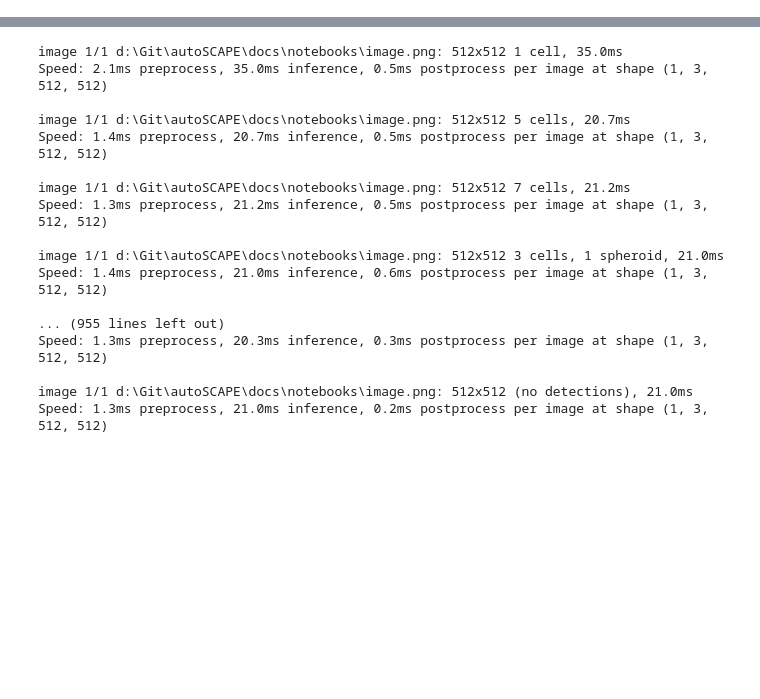
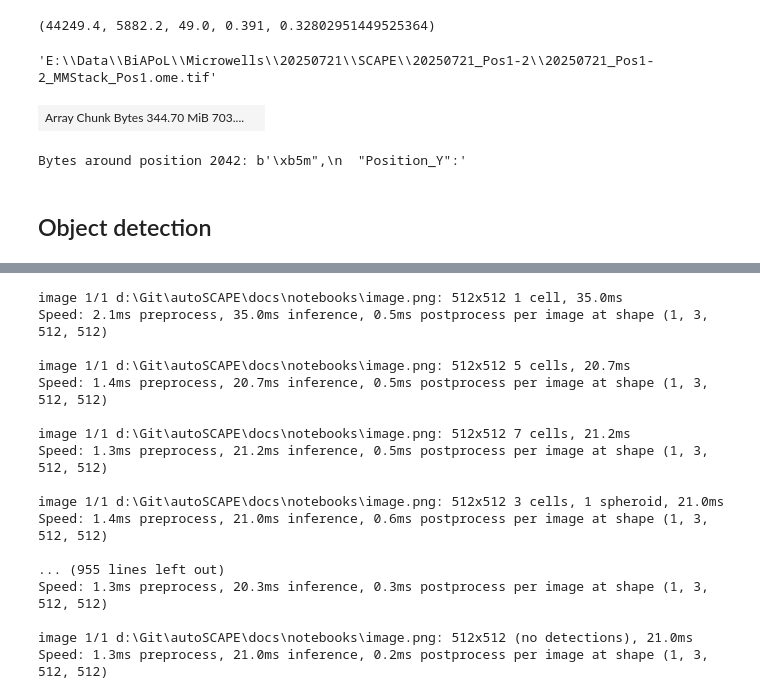
Before and after one commit to BCF-MPI-CBG/autoSCAPE, a Jupyter notebook: docs/notebooks/draw_tiles.ipynb, the cells around one changed output, grey strips where cells are left out. Drawn from its saved outputs; the diff is of its cells as text; code cells hidden in the pictures; blank space fills up the shorter version.

```diff
--- a/docs/notebooks/draw_tiles.ipynb
+++ b/docs/notebooks/draw_tiles.ipynb
@@ -24,0 +122,17 @@ model = YOLO(r'D:\Git\autoSCAPE\docs\notebooks\runs\detect\train22\weights\best.
+# %%
+metadata_path = os.path.join(root, '20250721_Pos1-2_MMStack_Pos0_metadata.txt')
+with open(metadata_path, 'r', encoding='latin-1') as f:
+    json_data = json.load(f)
+
+x = float(json_data['Summary']['Position_X'].replace(',', '').replace(' µm', '').replace('µm', ''))
+y = -float(json_data['Summary']['Position_Y'].replace(',', '').replace(' µm', '').replace('µm', ''))
+angle = float(json_data['Summary']['StageScanAnglePathA'])
+pixelsize_xy = float(json_data['Summary']['PixelSize_um'])
+z_step = float(json_data['Summary']['z-step_um'])
+z_Step_corr = np.cos(angle * np.pi / 180) * z_step
+
+slices_per_volume = int(json_data['Summary']['Slices'])
+
+x, y, angle, pixelsize_xy, z_Step_corr
+# %% [output]
+(44249.4, 5882.2, 49.0, 0.391, 0.32802951449525364)
@@ -24,0 +162,4 @@ model = YOLO(r'D:\Git\autoSCAPE\docs\notebooks\runs\detect\train22\weights\best.
+# %%
+image_name
+# %% [output]
+'E:\\Data\\BiAPoL\\Microwells\\20250721\\SCAPE\\20250721_Pos1-2\\20250721_Pos1-2_MMStack_Pos1.ome.tif'
@@ -24,0 +170,20 @@ model = YOLO(r'D:\Git\autoSCAPE\docs\notebooks\runs\detect\train22\weights\best.
+# %%
+
+image_stack
+# %% [output]
+| Array Chunk Bytes 344.70 MiB 703.... |  |
+# %%
+def find_problematic_byte(file_path, position):
+    with open(file_path, 'rb') as file:  # Open in binary mode
+        file.seek(position)  # Go to the problematic position
+        # Read a small chunk around the problematic byte
+        chunk = file.read(20)  # Read 20 bytes to see context
+        print(f"Bytes around position {position}: {chunk}")
+
+# Replace with your actual file path
+file_path = os.path.join(root, '20250721_Pos1-2_MMStack_Pos1_metadata.txt')
+find_problematic_byte(file_path, 2042)
+# %% [output]
+Bytes around position 2042: b'\xb5m",\n  "Position_Y":'
+# %% [markdown]
+## Object detection
```
Also changed, not shown: parts of 31 cells of this notebook, 2 other files.
